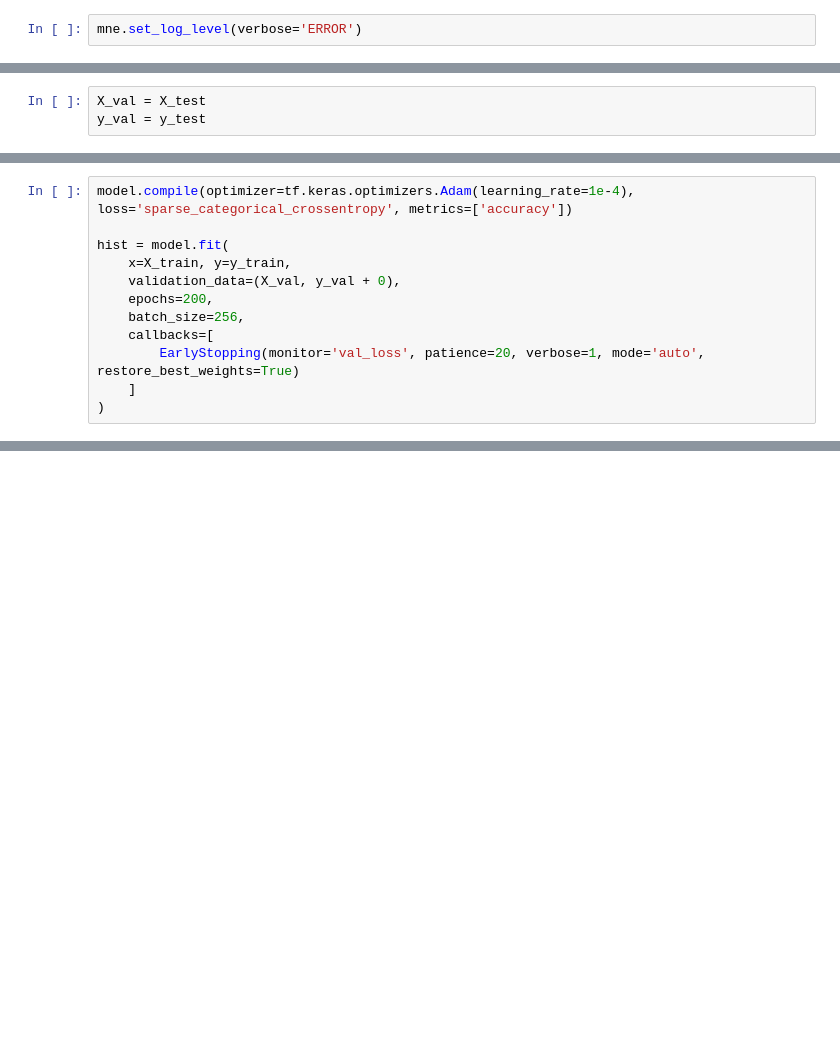
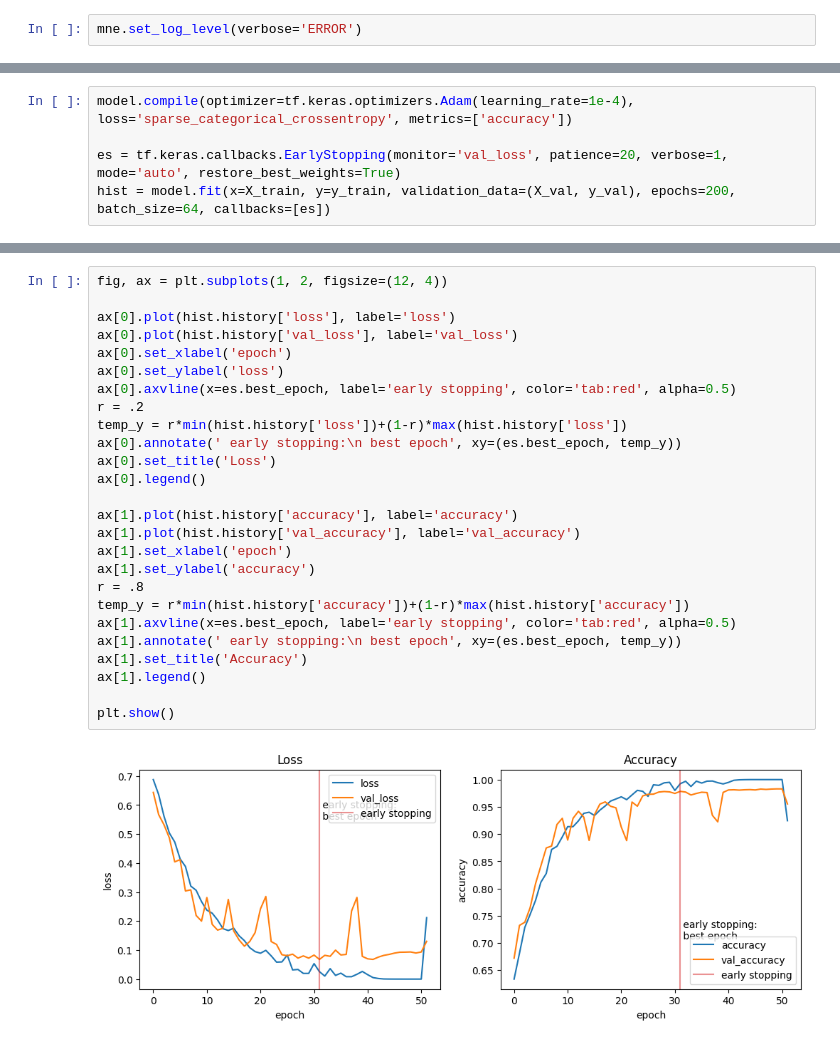
Before and after one commit to mhmnemati/ms-thesis-code, a Jupyter notebook: src/process.ipynb, the cells around one changed output, grey strips where cells are left out. Saved outputs shown, nothing was run; the diff lists cells and outputs as text; blank space fills up the shorter version.

```diff
--- a/src/process.ipynb
+++ b/src/process.ipynb
@@ -258,3 +213,0 @@ X_test = X_test[:, np.newaxis, :, :]
-# %%
-X_val = X_test
-y_val = y_test
@@ -317,15 +274,8 @@ Model: "sequential_6"
 # %%
 model.compile(optimizer=tf.keras.optimizers.Adam(learning_rate=1e-4), loss='sparse_categorical_crossentropy', metrics=['accuracy'])
 
-hist = model.fit(
-    x=X_train, y=y_train,
-    validation_data=(X_val, y_val + 0),
-    epochs=200,
-    batch_size=256,
-    callbacks=[
-        EarlyStopping(monitor='val_loss', patience=20, verbose=1, mode='auto', restore_best_weights=True)
-    ]
-)
+es = tf.keras.callbacks.EarlyStopping(monitor='val_loss', patience=20, verbose=1, mode='auto', restore_best_weights=True)
+hist = model.fit(x=X_train, y=y_train, validation_data=(X_val, y_val), epochs=200, batch_size=64, callbacks=[es])
 # %% [output]
 Epoch 1/200
 WARNING: All log messages before absl::InitializeLog() is called are written to STDERR
@@ -505,0 +322,28 @@ LOCAL_RANK: 0 - CUDA_VISIBLE_DEVICES: [0,1]
+# %%
+fig, ax = plt.subplots(1, 2, figsize=(12, 4))
+
+ax[0].plot(hist.history['loss'], label='loss')
+ax[0].plot(hist.history['val_loss'], label='val_loss')
+ax[0].set_xlabel('epoch')
+ax[0].set_ylabel('loss')
+ax[0].axvline(x=es.best_epoch, label='early stopping', color='tab:red', alpha=0.5)
+r = .2
+temp_y = r*min(hist.history['loss'])+(1-r)*max(hist.history['loss'])
+ax[0].annotate(' early stopping:\n best epoch', xy=(es.best_epoch, temp_y))
+ax[0].set_title('Loss')
+ax[0].legend()
+
+ax[1].plot(hist.history['accuracy'], label='accuracy')
+ax[1].plot(hist.history['val_accuracy'], label='val_accuracy')
+ax[1].set_xlabel('epoch')
+ax[1].set_ylabel('accuracy')
+r = .8
+temp_y = r*min(hist.history['accuracy'])+(1-r)*max(hist.history['accuracy'])
+ax[1].axvline(x=es.best_epoch, label='early stopping', color='tab:red', alpha=0.5)
+ax[1].annotate(' early stopping:\n best epoch', xy=(es.best_epoch, temp_y))
+ax[1].set_title('Accuracy')
+ax[1].legend()
+
+plt.show()
+# %% [output]
+[figure, added]
```
Also changed, not shown: parts of 13 cells of this notebook, 7 other files.
